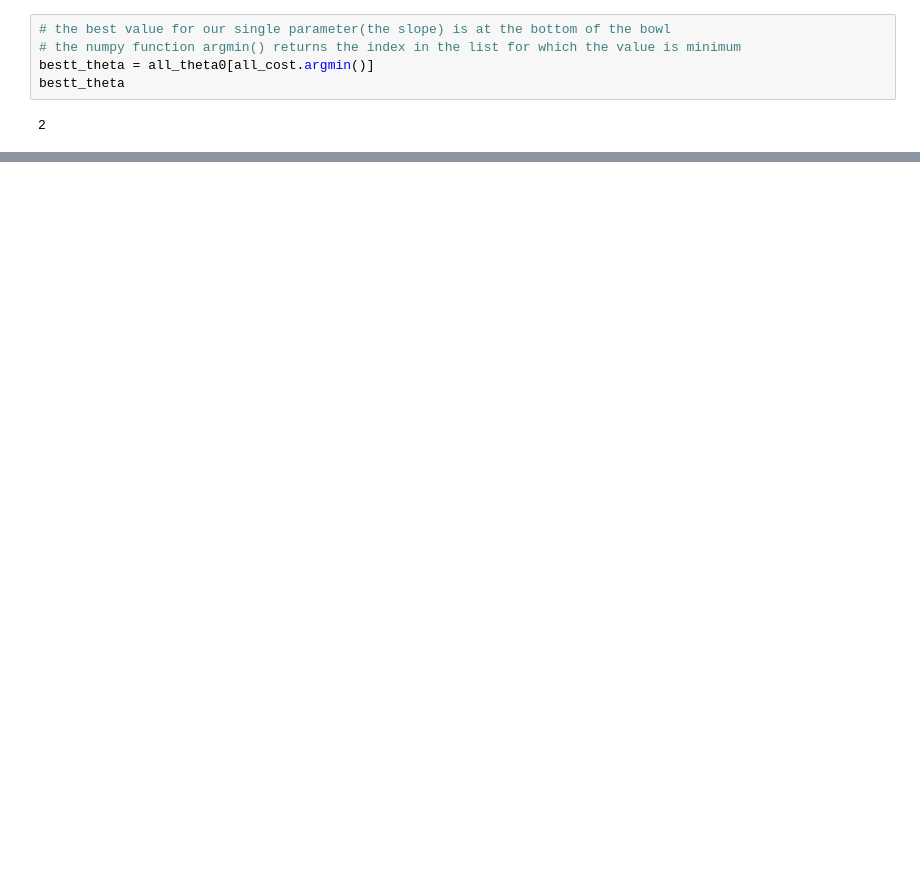
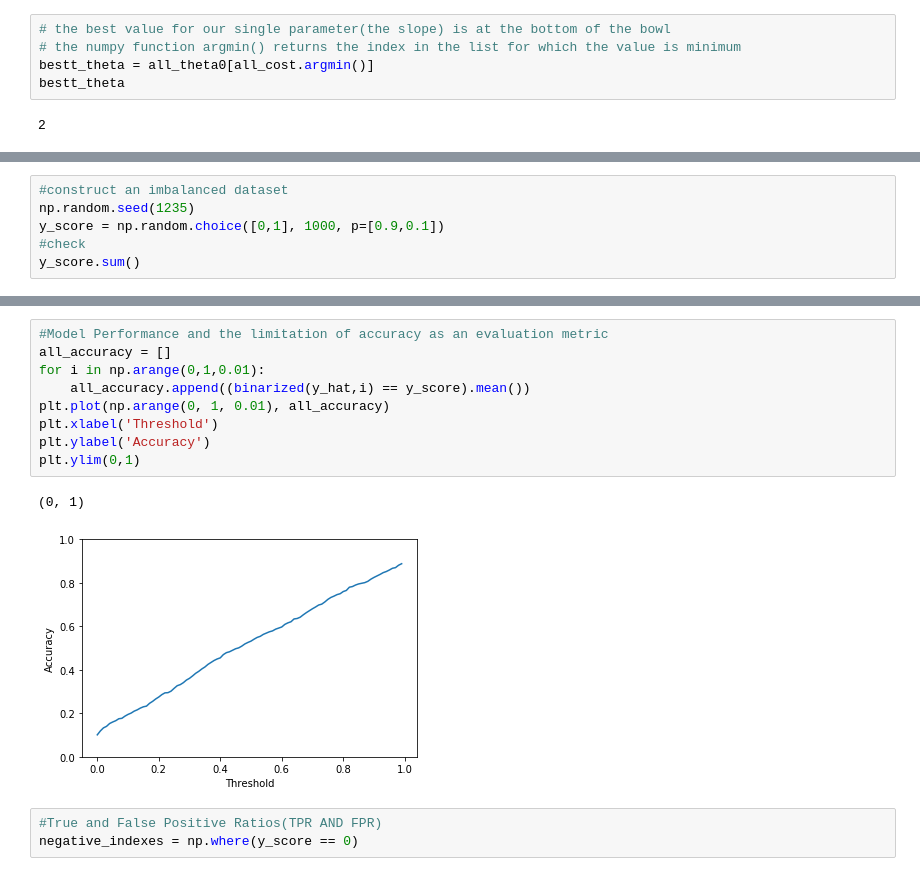
Before and after one commit to ajakaiye33/Thinkful_drills, a Jupyter notebook: math_for_ds/Exploring math for data science Book.ipynb, the cells around one changed output, grey strips where cells are left out. Drawn from its saved outputs; the diff is of its cells as text; blank space fills up the shorter version.

```diff
--- a/math_for_ds/Exploring math for data science Book.ipynb
+++ b/math_for_ds/Exploring math for data science Book.ipynb
@@ -134,0 +137,6 @@ NameError: name 'ticker' is not defined
+# %%
+#construct an imbalanced dataset
+np.random.seed(1235)
+y_score = np.random.choice([0,1], 1000, p=[0.9,0.1])
+#check
+y_score.sum()
@@ -134,0 +173,15 @@ NameError: name 'ticker' is not defined
+# %%
+#Model Performance and the limitation of accuracy as an evaluation metric
+all_accuracy = []
+for i in np.arange(0,1,0.01):
+    all_accuracy.append((binarized(y_hat,i) == y_score).mean())
+plt.plot(np.arange(0, 1, 0.01), all_accuracy)
+plt.xlabel('Threshold')
+plt.ylabel('Accuracy')
+plt.ylim(0,1)
+# %% [output]
+(0, 1)
+[figure, added]
+# %%
+#True and False Positive Ratios(TPR AND FPR)
+negative_indexes = np.where(y_score == 0)
```
Also changed, not shown: parts of 10 cells of this notebook.
